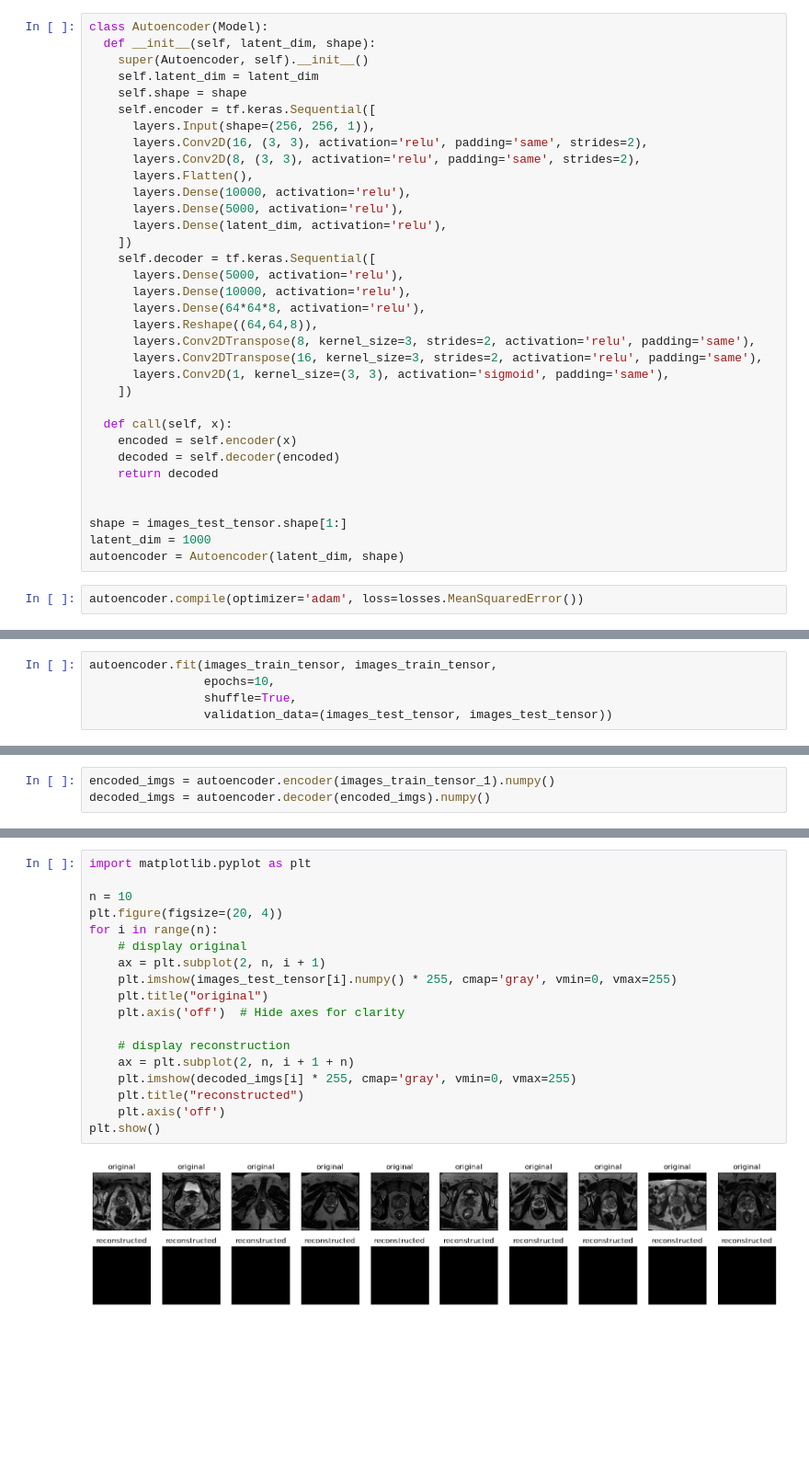
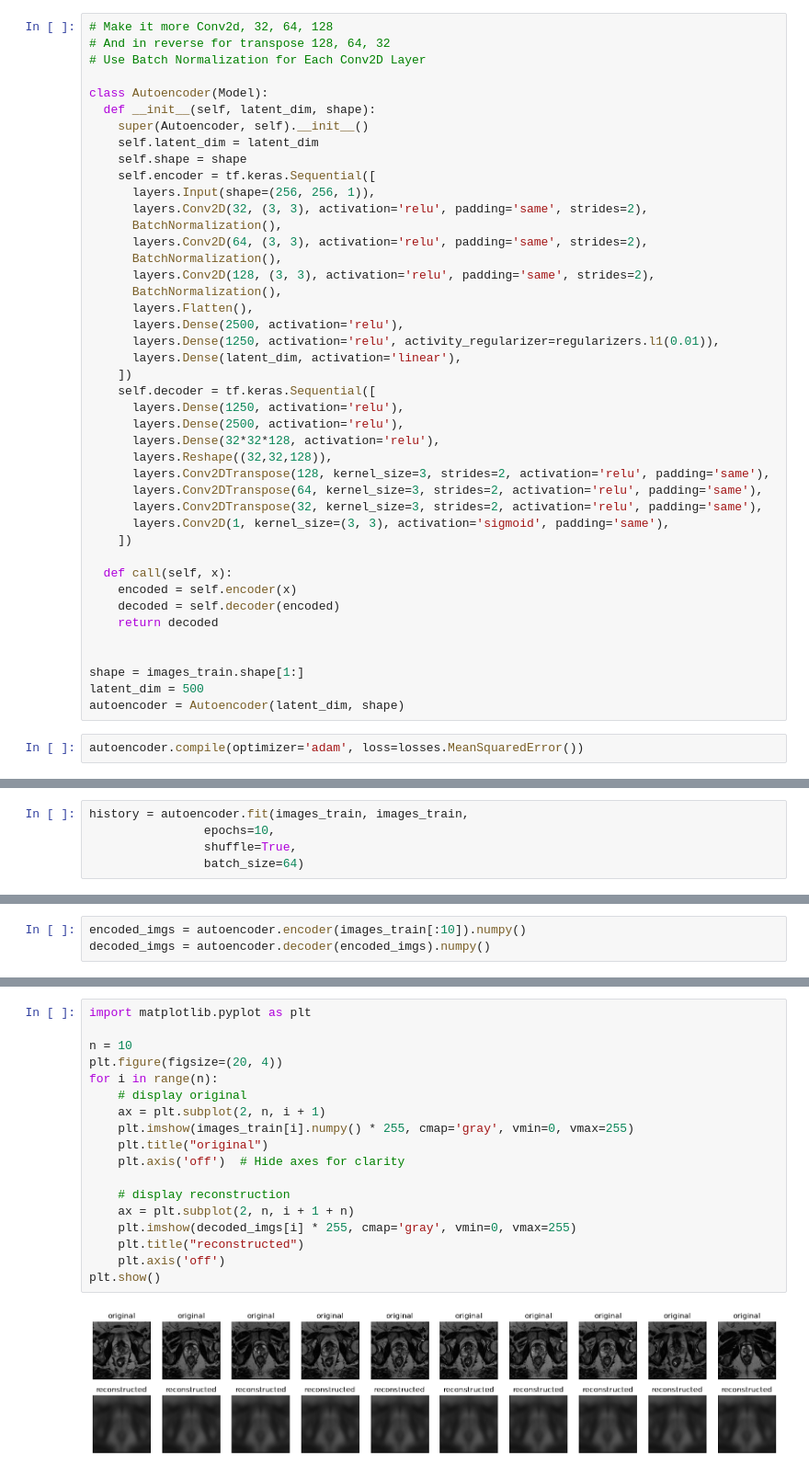
Before and after one commit to arjunkmoorthy1/24Spr_AMoorthy_healthai, a Jupyter notebook: code/deep_learning_model/autoencoder.ipynb, the cells around one changed output, grey strips where cells are left out. Shown: that part at 92% size. Cells and saved outputs as stored; diff of their text form; blank space fills up the shorter version.

```diff
--- a/code/deep_learning_model/autoencoder.ipynb
+++ b/code/deep_learning_model/autoencoder.ipynb
@@ -88,4 +143,8 @@ images_train_tensor_1 = images_train_tensor[:10]
 # %%
+# Make it more Conv2d, 32, 64, 128
+# And in reverse for transpose 128, 64, 32
+# Use Batch Normalization for Each Conv2D Layer
+
 class Autoencoder(Model):
   def __init__(self, latent_dim, shape):
     super(Autoencoder, self).__init__()
@@ -93,20 +152,25 @@ class Autoencoder(Model):
     self.shape = shape
     self.encoder = tf.keras.Sequential([
       layers.Input(shape=(256, 256, 1)),
-      layers.Conv2D(16, (3, 3), activation='relu', padding='same', strides=2),
-      layers.Conv2D(8, (3, 3), activation='relu', padding='same', strides=2),
+      layers.Conv2D(32, (3, 3), activation='relu', padding='same', strides=2),
+      BatchNormalization(),
+      layers.Conv2D(64, (3, 3), activation='relu', padding='same', strides=2),
+      BatchNormalization(),
+      layers.Conv2D(128, (3, 3), activation='relu', padding='same', strides=2),
+      BatchNormalization(),
       layers.Flatten(),
-      layers.Dense(10000, activation='relu'),
-      layers.Dense(5000, activation='relu'),
-      layers.Dense(latent_dim, activation='relu'),
+      layers.Dense(2500, activation='relu'),
+      layers.Dense(1250, activation='relu', activity_regularizer=regularizers.l1(0.01)),
+      layers.Dense(latent_dim, activation='linear'),
     ])
     self.decoder = tf.keras.Sequential([
-      layers.Dense(5000, activation='relu'),
-      layers.Dense(10000, activation='relu'),
-      layers.Dense(64*64*8, activation='relu'),
-      layers.Reshape((64,64,8)),
-      layers.Conv2DTranspose(8, kernel_size=3, strides=2, activation='relu', padding='same'),
-      layers.Conv2DTranspose(16, kernel_size=3, strides=2, activation='relu', padding='same'),
+      layers.Dense(1250, activation='relu'),
+      layers.Dense(2500, activation='relu'),
+      layers.Dense(32*32*128, activation='relu'),
+      layers.Reshape((32,32,128)),
+      layers.Conv2DTranspose(128, kernel_size=3, strides=2, activation='relu', padding='same'),
+      layers.Conv2DTranspose(64, kernel_size=3, strides=2, activation='relu', padding='same'),
+      layers.Conv2DTranspose(32, kernel_size=3, strides=2, activation='relu', padding='same'),
       layers.Conv2D(1, kernel_size=(3, 3), activation='sigmoid', padding='same'),
     ])
 
@@ -116,8 +180,8 @@ class Autoencoder(Model):
     return decoded
 
 
-shape = images_test_tensor.shape[1:]
-latent_dim = 1000
+shape = images_train.shape[1:]
+latent_dim = 500
 autoencoder = Autoencoder(latent_dim, shape)
 # %%
 autoencoder.compile(optimizer='adam', loss=losses.MeanSquaredError())
@@ -129,7 +193,7 @@ early_stopping = EarlyStopping(monitor='val_loss', patience=5, restore_best_weig
 # %%
-autoencoder.fit(images_train_tensor, images_train_tensor,
+history = autoencoder.fit(images_train, images_train,
                 epochs=10,
                 shuffle=True,
-                validation_data=(images_test_tensor, images_test_tensor))
+                batch_size=64)
 # %% [output]
 Epoch 1/10
@@ -138,3 +219,3 @@ Epoch 1/10
 # %%
-encoded_imgs = autoencoder.encoder(images_train_tensor_1).numpy()
+encoded_imgs = autoencoder.encoder(images_train[:10]).numpy()
 decoded_imgs = autoencoder.decoder(encoded_imgs).numpy()
@@ -143,21 +249,21 @@ type(decoded_imgs)
 # %%
 import matplotlib.pyplot as plt
 
 n = 10
 plt.figure(figsize=(20, 4))
 for i in range(n):
     # display original
     ax = plt.subplot(2, n, i + 1)
-    plt.imshow(images_test_tensor[i].numpy() * 255, cmap='gray', vmin=0, vmax=255)
+    plt.imshow(images_train[i].numpy() * 255, cmap='gray', vmin=0, vmax=255)
     plt.title("original")
     plt.axis('off')  # Hide axes for clarity
 
     # display reconstruction
     ax = plt.subplot(2, n, i + 1 + n)
     plt.imshow(decoded_imgs[i] * 255, cmap='gray', vmin=0, vmax=255)
     plt.title("reconstructed")
     plt.axis('off')
 plt.show()
 # %% [output]
-[figure, old version]
+[figure, new version]
 # %%
```
Also changed, not shown: parts of 14 cells of this notebook, 7 other files.
